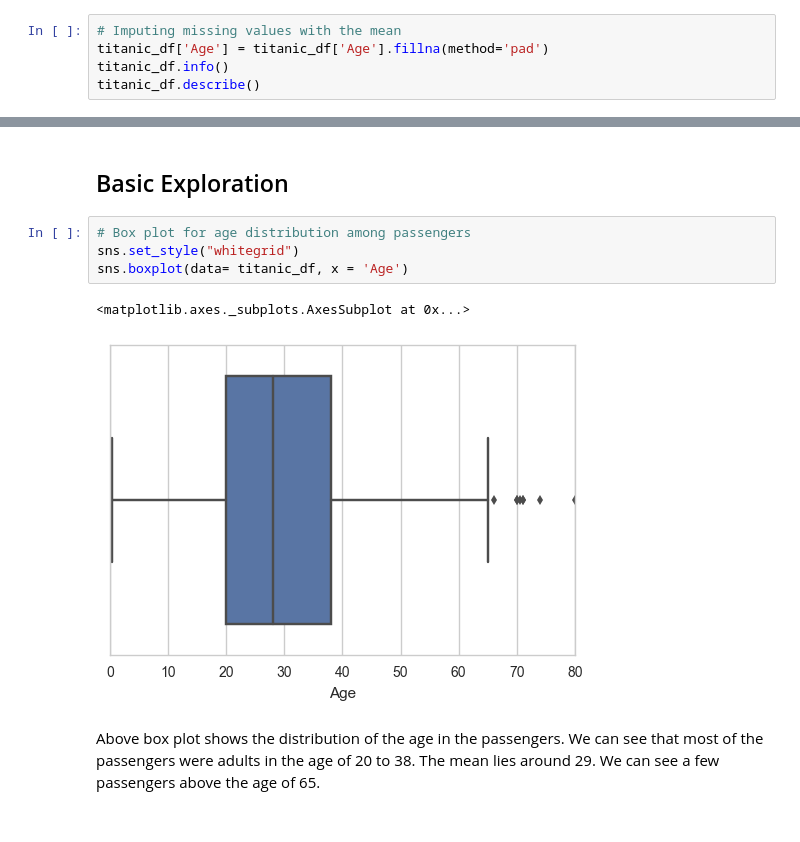
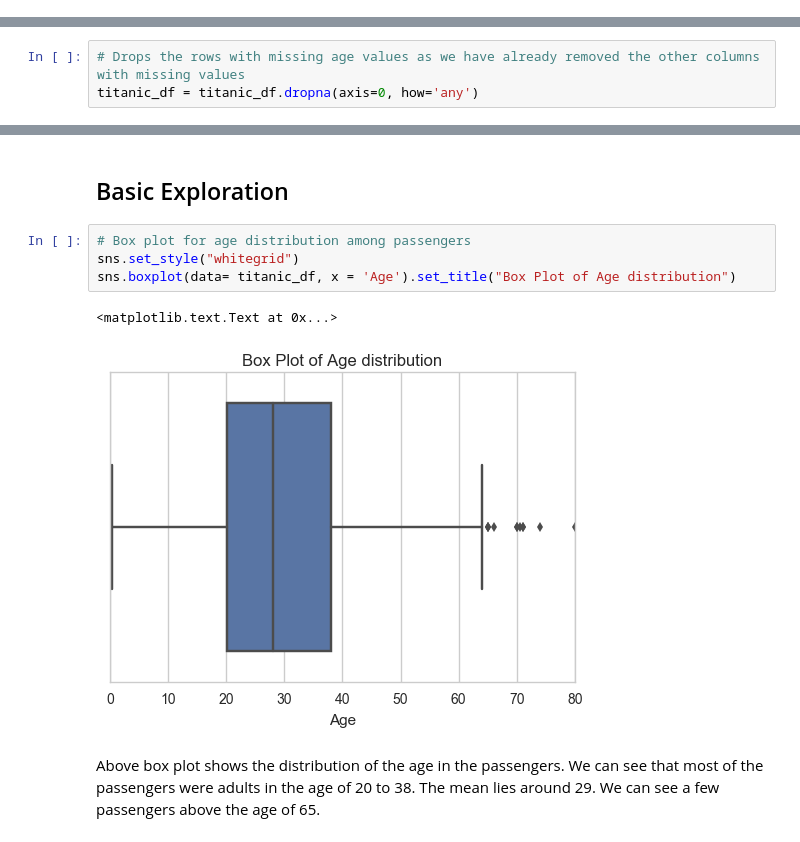
Before and after one commit to ishashankverma/DAND_Titanic_Analysis, a Jupyter notebook: Titanic_Data_Analysis.ipynb, the cells around one changed output, grey strips where cells are left out. Drawn from its saved outputs; the diff is of its cells as text.

```diff
--- a/Titanic_Data_Analysis.ipynb
+++ b/Titanic_Data_Analysis.ipynb
@@ -139,5 +111,0 @@ Given above is the distribution of the age among passengers of the titanic. If w
-# %%
-# Imputing missing values with the mean
-titanic_df['Age'] = titanic_df['Age'].fillna(method='pad')
-titanic_df.info()
-titanic_df.describe()
@@ -170,0 +114,3 @@ This is the distribution of the age after filling in the missing values. We can
+# %%
+# Drops the rows with missing age values as we have already removed the other columns with missing values
+titanic_df = titanic_df.dropna(axis=0, how='any')
@@ -188,10 +154,10 @@ We can see from the above pie chart that there was a majority of adults on the t
 # %%
 # Box plot for age distribution among passengers
 sns.set_style("whitegrid")
-sns.boxplot(data= titanic_df, x = 'Age')
+sns.boxplot(data= titanic_df, x = 'Age').set_title("Box Plot of Age distribution")
 # %% [output]
-<matplotlib.axes._subplots.AxesSubplot at 0x...>
+<matplotlib.text.Text at 0x...>
-[figure, old version]
+[figure, new version]
 # %% [markdown]
 Above box plot shows the distribution of the age in the passengers. We can see that most of the passengers were adults in the age of 20 to 38. The mean lies around 29. We can see a few passengers above the age of 65.
 # %%
```
Also changed, not shown: parts of 31 cells of this notebook, 1 other file.
